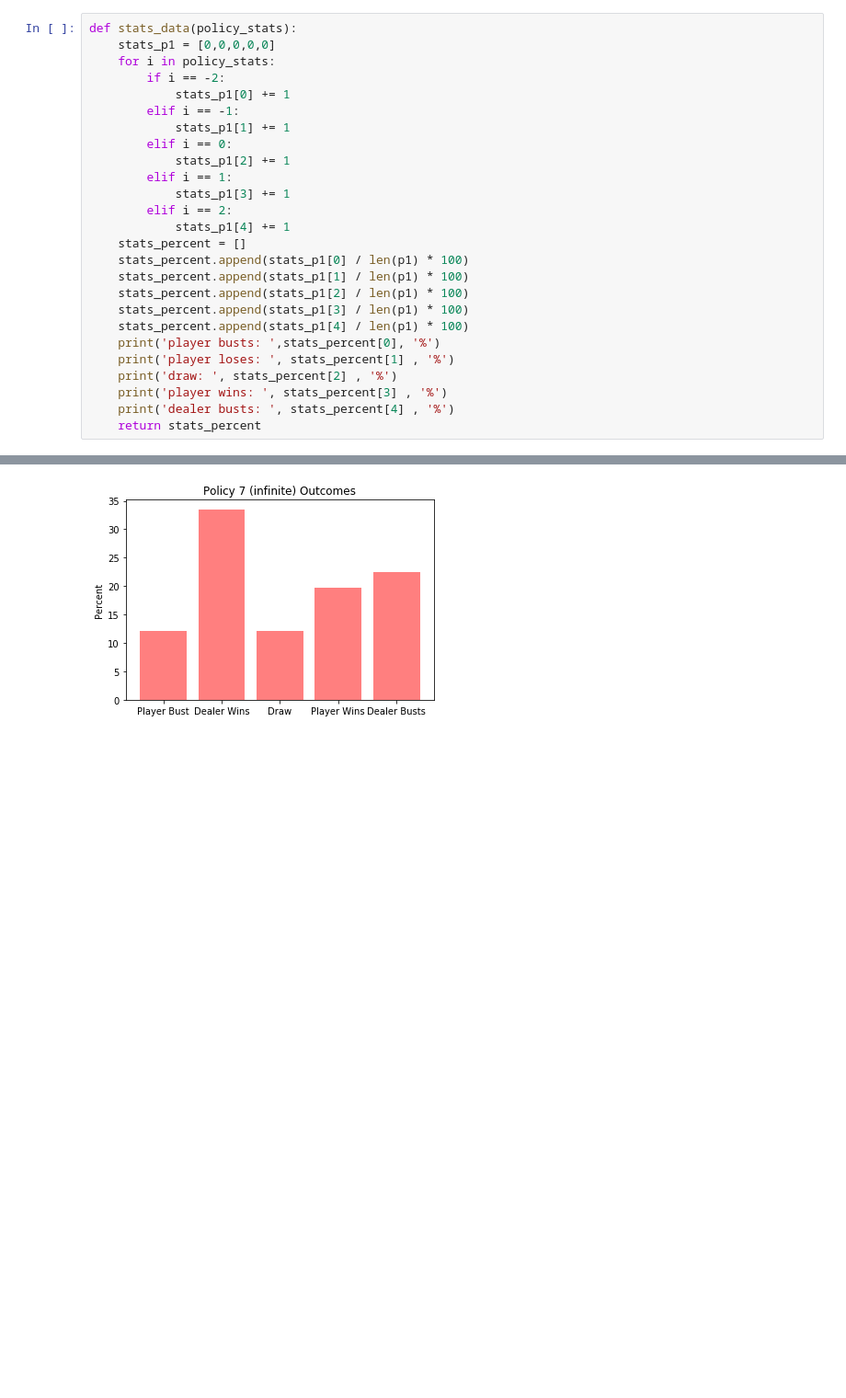
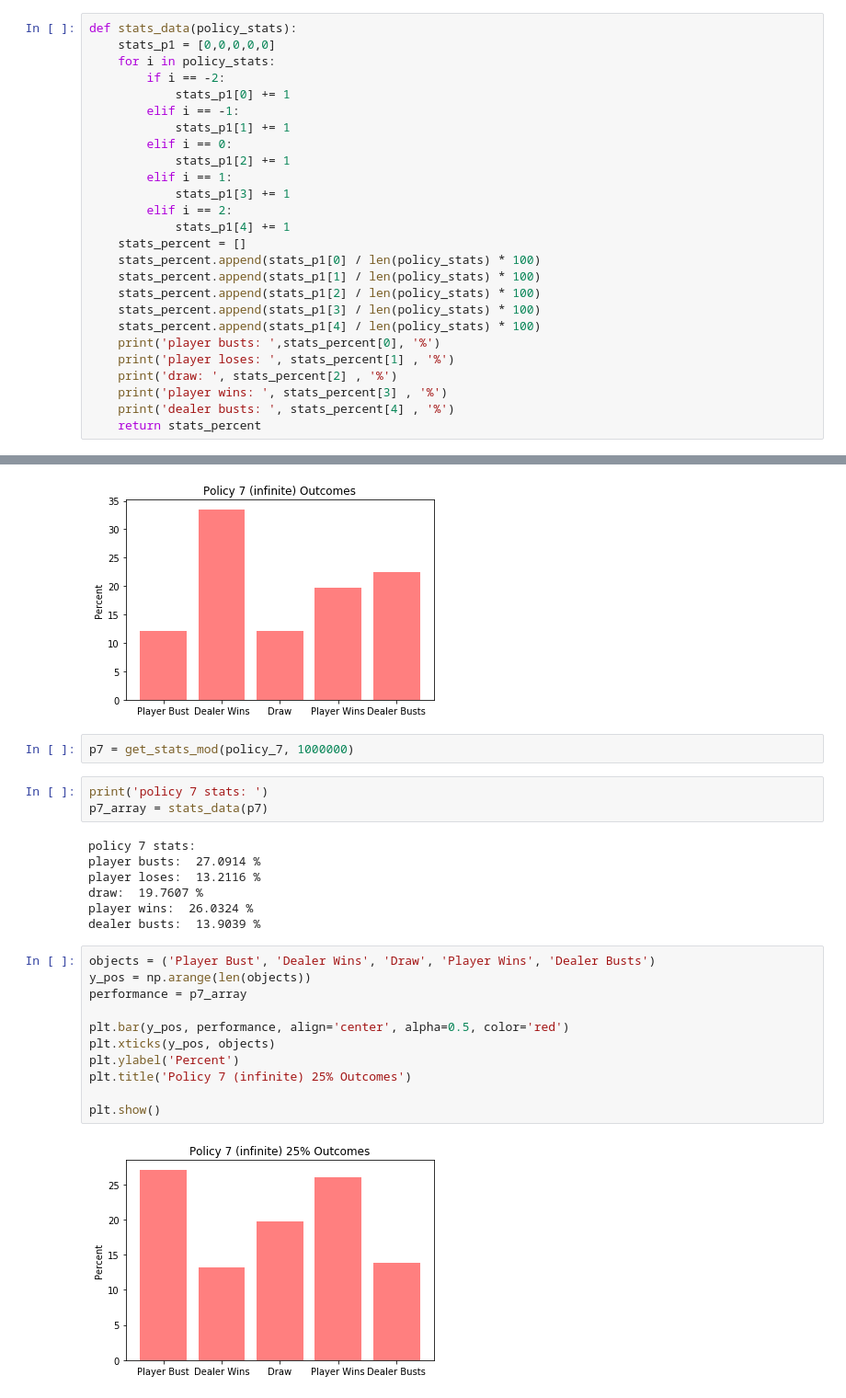
Before and after one commit to robstudy/CSCI-154-Simulation, a Jupyter notebook: Final Project/Monte Carlo BlackJack Policy Comparison.ipynb, the cells around one changed output, grey strips where cells are left out. Shown: that part at 92% size. Drawn from its saved outputs; the diff is of its cells as text; blank space fills up the shorter version.

```diff
--- a/Final Project/Monte Carlo BlackJack Policy Comparison.ipynb
+++ b/Final Project/Monte Carlo BlackJack Policy Comparison.ipynb
@@ -45,11 +48,11 @@ def stats_data(policy_stats):
         elif i == 2:
             stats_p1[4] += 1
     stats_percent = []
-    stats_percent.append(stats_p1[0] / len(p1) * 100)
-    stats_percent.append(stats_p1[1] / len(p1) * 100)
-    stats_percent.append(stats_p1[2] / len(p1) * 100)
-    stats_percent.append(stats_p1[3] / len(p1) * 100)
-    stats_percent.append(stats_p1[4] / len(p1) * 100)
+    stats_percent.append(stats_p1[0] / len(policy_stats) * 100)
+    stats_percent.append(stats_p1[1] / len(policy_stats) * 100)
+    stats_percent.append(stats_p1[2] / len(policy_stats) * 100)
+    stats_percent.append(stats_p1[3] / len(policy_stats) * 100)
+    stats_percent.append(stats_p1[4] / len(policy_stats) * 100)
     print('player busts: ',stats_percent[0], '%')
     print('player loses: ', stats_percent[1] , '%')
     print('draw: ', stats_percent[2] , '%')
@@ -410,3 +413,28 @@ plt.title('Policy 7 (infinite) Outcomes')
 plt.show()
 # %% [output]
 [figure]
+# %%
+p7 = get_stats_mod(policy_7, 1000000)
+# %%
+print('policy 7 stats: ')
+p7_array = stats_data(p7)
+# %% [output]
+policy 7 stats:
+player busts:  27.0914 %
+player loses:  13.2116 %
+draw:  19.7607 %
+player wins:  26.0324 %
+dealer busts:  13.9039 %
+# %%
+objects = ('Player Bust', 'Dealer Wins', 'Draw', 'Player Wins', 'Dealer Busts')
+y_pos = np.arange(len(objects))
+performance = p7_array
+
+plt.bar(y_pos, performance, align='center', alpha=0.5, color='red')
+plt.xticks(y_pos, objects)
+plt.ylabel('Percent')
+plt.title('Policy 7 (infinite) 25% Outcomes')
+
+plt.show()
+# %% [output]
+[figure, added]
```
Also changed, not shown: parts of 9 cells of this notebook, 1 other file.
